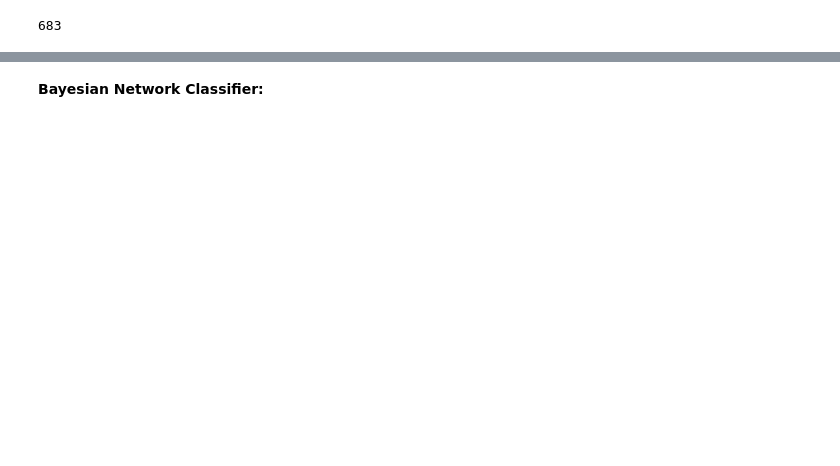
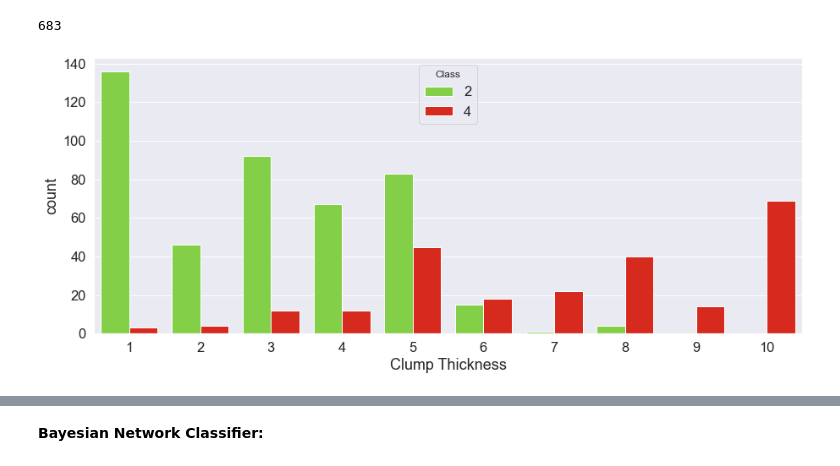
Before and after one commit to Ruairi8/ProgDAProject2, a Jupyter notebook: file1.ipynb, the cells around one changed output, grey strips where cells are left out. Cells and saved outputs as stored; diff of their text form; code cells hidden in the pictures; blank space fills up the shorter version.

```diff
--- a/file1.ipynb
+++ b/file1.ipynb
@@ -57,3 +57,11 @@ datafr.describe()
 datafr["Clump Thickness"].count()
 # %% [output]
 683
+# %%
+import seaborn as sns
+import matplotlib.pyplot as plt
+plt.figure(figsize=(15,6))
+sns.set(font_scale = 1.5)
+sns.countplot(x = 'Clump Thickness', hue = 'Class', data = datafr, palette = ['#81e532',"#f60f00"]);
+# %% [output]
+[figure, added]
```
Also changed, not shown: parts of 27 cells of this notebook.
